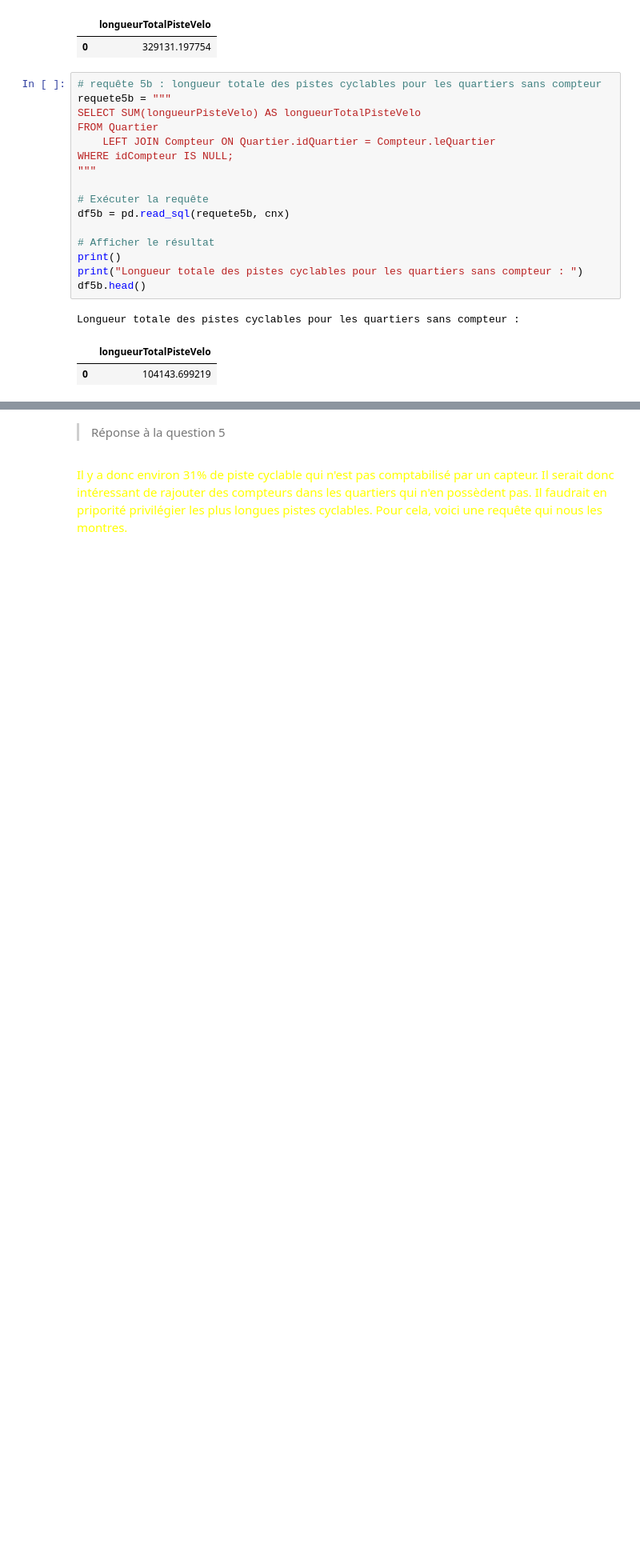
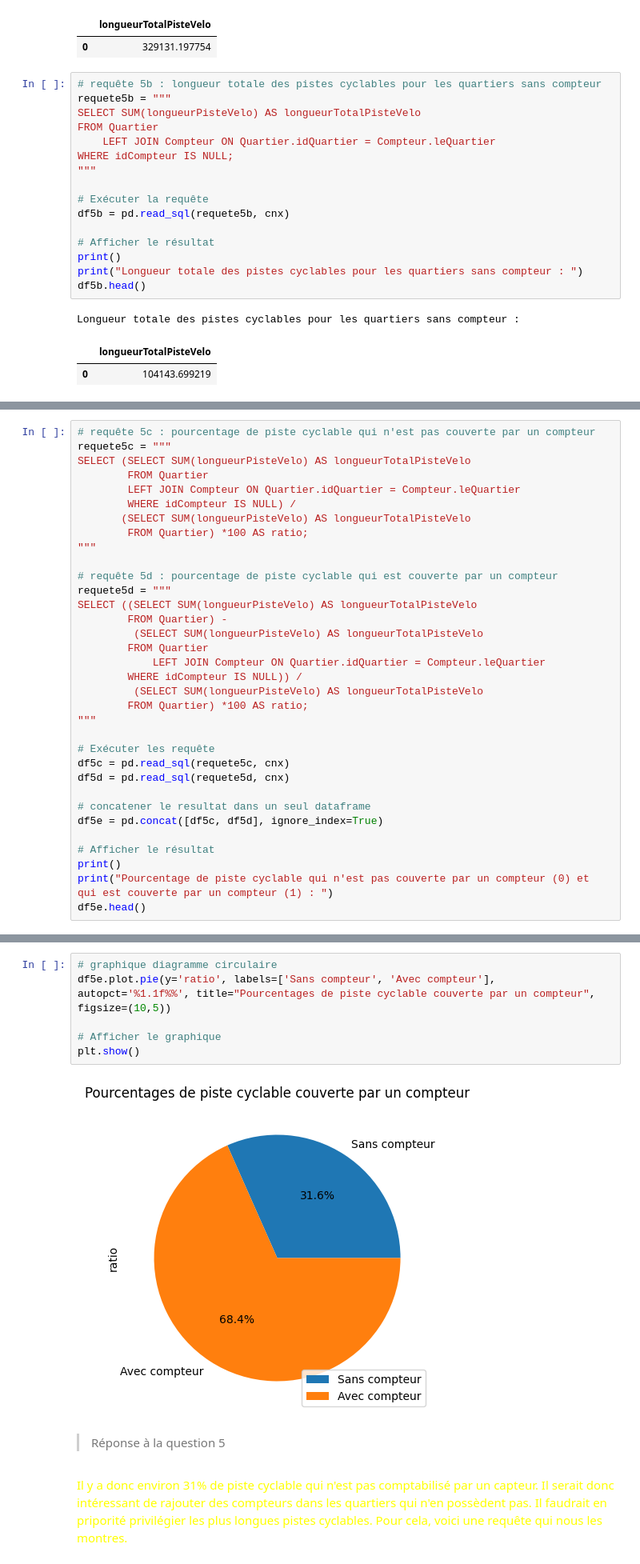
Before and after one commit to EDM115/SAE-Velos-Nantes, a Jupyter notebook: 4 - Stats/Statistiques.ipynb, the cells around one changed output, grey strips where cells are left out. Shown at 80% size. Cells and saved outputs as stored; diff of their text form; blank space fills up the shorter version.

```diff
--- a/4 - Stats/Statistiques.ipynb
+++ b/4 - Stats/Statistiques.ipynb
@@ -310,0 +352,34 @@ ax1.axis('equal')
+# %%
+# requête 5c : pourcentage de piste cyclable qui n'est pas couverte par un compteur
+requete5c = """
+SELECT (SELECT SUM(longueurPisteVelo) AS longueurTotalPisteVelo
+        FROM Quartier
+        LEFT JOIN Compteur ON Quartier.idQuartier = Compteur.leQuartier
+        WHERE idCompteur IS NULL) /
+       (SELECT SUM(longueurPisteVelo) AS longueurTotalPisteVelo
+        FROM Quartier) *100 AS ratio;
+"""
+
+# requête 5d : pourcentage de piste cyclable qui est couverte par un compteur
+requete5d = """
+SELECT ((SELECT SUM(longueurPisteVelo) AS longueurTotalPisteVelo
+        FROM Quartier) -
+         (SELECT SUM(longueurPisteVelo) AS longueurTotalPisteVelo
+        FROM Quartier
+            LEFT JOIN Compteur ON Quartier.idQuartier = Compteur.leQuartier
+        WHERE idCompteur IS NULL)) /
+         (SELECT SUM(longueurPisteVelo) AS longueurTotalPisteVelo
+        FROM Quartier) *100 AS ratio;
+"""
+
+# Exécuter les requête
+df5c = pd.read_sql(requete5c, cnx)
+df5d = pd.read_sql(requete5d, cnx)
+
+# concatener le resultat dans un seul dataframe
+df5e = pd.concat([df5c, df5d], ignore_index=True)
+
+# Afficher le résultat
+print()
+print("Pourcentage de piste cyclable qui n'est pas couverte par un compteur (0) et qui est couverte par un compteur (1) : ")
+df5e.head()
@@ -311,3 +393,11 @@ ax1.axis('equal')
+# %%
+# graphique diagramme circulaire
+df5e.plot.pie(y='ratio', labels=['Sans compteur', 'Avec compteur'], autopct='%1.1f%%', title="Pourcentages de piste cyclable couverte par un compteur", figsize=(10,5))
+
+# Afficher le graphique
+plt.show()
+# %% [output]
+[figure, added]
 # %% [markdown]
 > Réponse à la question 5
 # %% [markdown]
```
Also changed, not shown: parts of 34 cells of this notebook.
